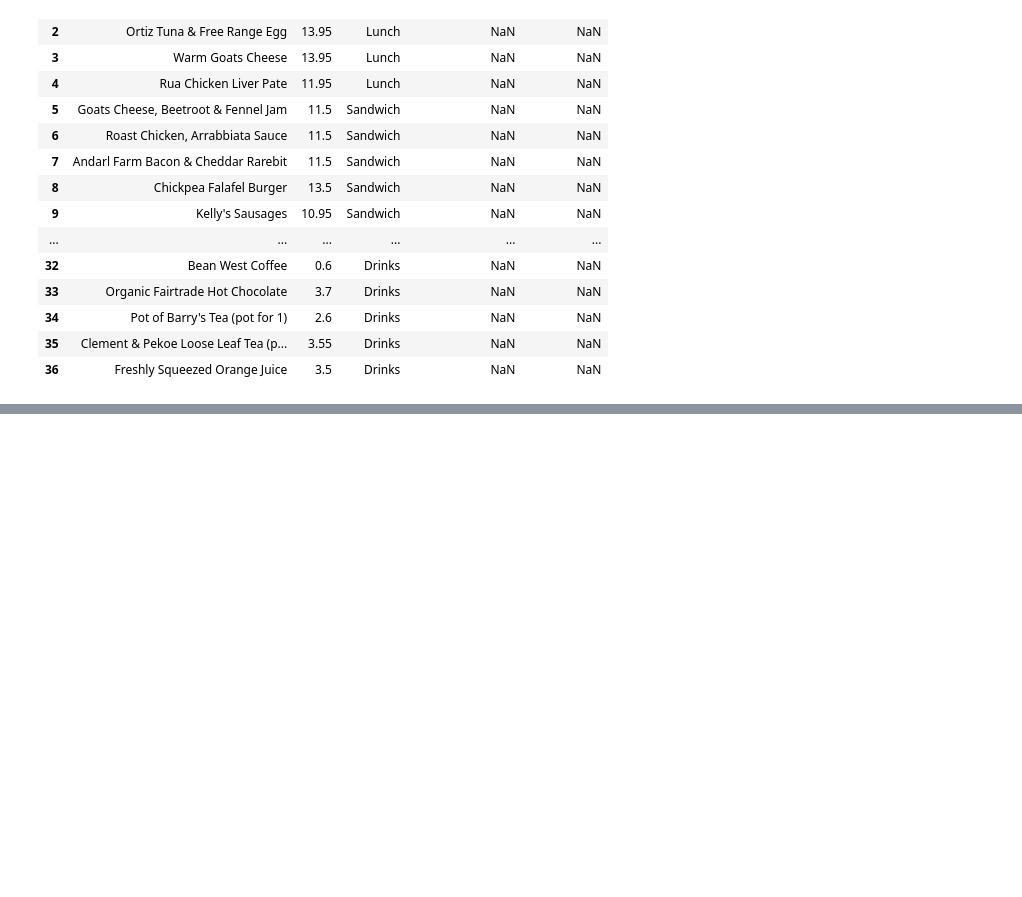
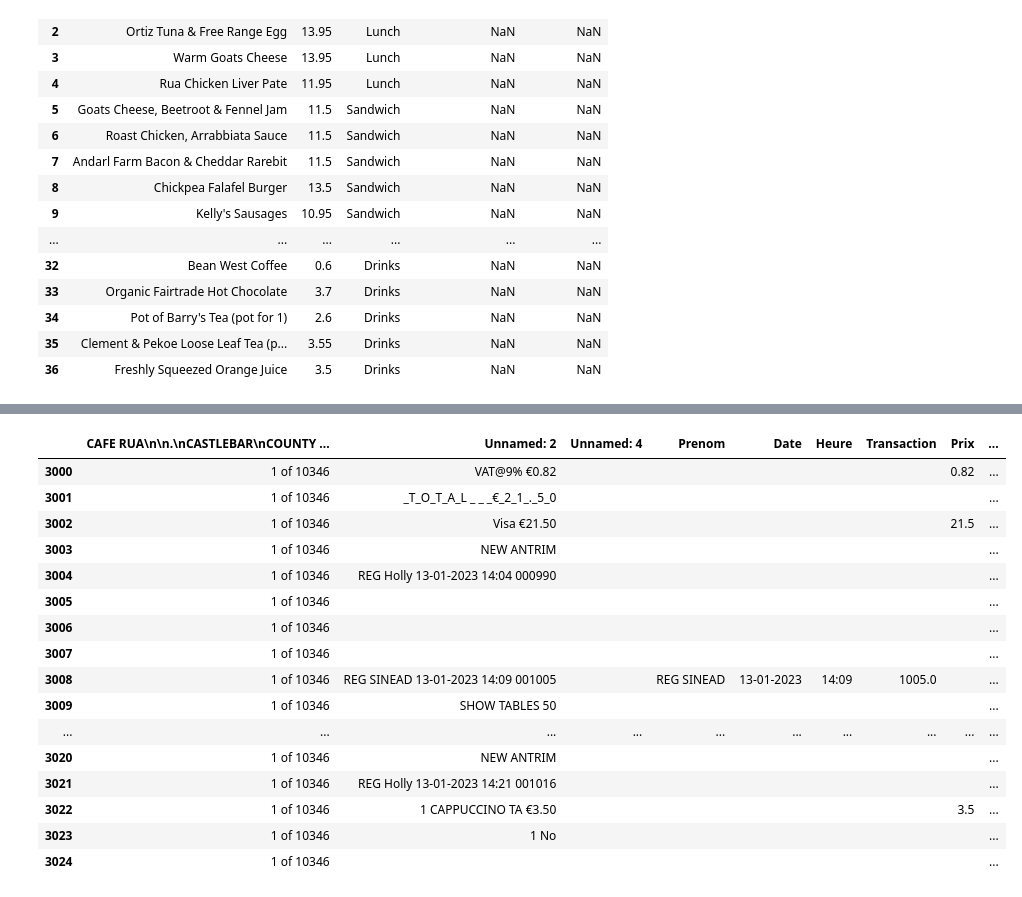
Before and after one commit to charlesdaigre/project_lewagon_rua, a Jupyter notebook: Untitled2.ipynb, the cells around one changed output, grey strips where cells are left out. Cells and saved outputs as stored; diff of their text form; code cells hidden in the pictures; blank space fills up the shorter version.

```diff
--- a/Untitled2.ipynb
+++ b/Untitled2.ipynb
@@ -479,0 +500,4 @@ df_rua.to_csv('rua_2023_clean_v3.csv', index=False)
+# %%
+pd.set_option('display.max_colwidth', 200)  # Augmentez la valeur selon vos besoins
+pd.set_option('display.max_columns', None)  # Afficher toutes les colonnes
+pd.set_option('display.expand_frame_repr', False)  # Pour éviter l'ajustement automatique des colonnes
@@ -479,0 +766,20 @@ df_rua.to_csv('rua_2023_clean_v3.csv', index=False)
+# %%
+df_rua.iloc[3000:3025]
+# %% [output]
+|  | CAFE RUA\n\n.\nCASTLEBAR\nCOUNTY ... | Unnamed: 2 | Unnamed: 4 | Prenom | Date | Heure | Transaction | Prix | ... |
+| 3000 | 1 of 10346 | VAT@9% €0.82 |  |  |  |  |  | 0.82 | ... |
+| 3001 | 1 of 10346 | _T_O_T_A_L _ _ _€_2_1_._5_0 |  |  |  |  |  |  | ... |
+| 3002 | 1 of 10346 | Visa €21.50 |  |  |  |  |  | 21.5 | ... |
+| 3003 | 1 of 10346 | NEW ANTRIM |  |  |  |  |  |  | ... |
+| 3004 | 1 of 10346 | REG Holly 13-01-2023 14:04 000990 |  |  |  |  |  |  | ... |
+| 3005 | 1 of 10346 |  |  |  |  |  |  |  | ... |
+| 3006 | 1 of 10346 |  |  |  |  |  |  |  | ... |
+| 3007 | 1 of 10346 |  |  |  |  |  |  |  | ... |
+| 3008 | 1 of 10346 | REG SINEAD 13-01-2023 14:09 001005 |  | REG SINEAD | 13-01-2023 | 14:09 | 1005.0 |  | ... |
+| 3009 | 1 of 10346 | SHOW TABLES 50 |  |  |  |  |  |  | ... |
+| ... | ... | ... | ... | ... | ... | ... | ... | ... | ... |
+| 3020 | 1 of 10346 | NEW ANTRIM |  |  |  |  |  |  | ... |
+| 3021 | 1 of 10346 | REG Holly 13-01-2023 14:21 001016 |  |  |  |  |  |  | ... |
+| 3022 | 1 of 10346 | 1 CAPPUCCINO TA €3.50 |  |  |  |  |  | 3.5 | ... |
+| 3023 | 1 of 10346 | 1 No |  |  |  |  |  |  | ... |
+| 3024 | 1 of 10346 |  |  |  |  |  |  |  | ... |
```
Also changed, not shown: parts of 18 cells of this notebook.
